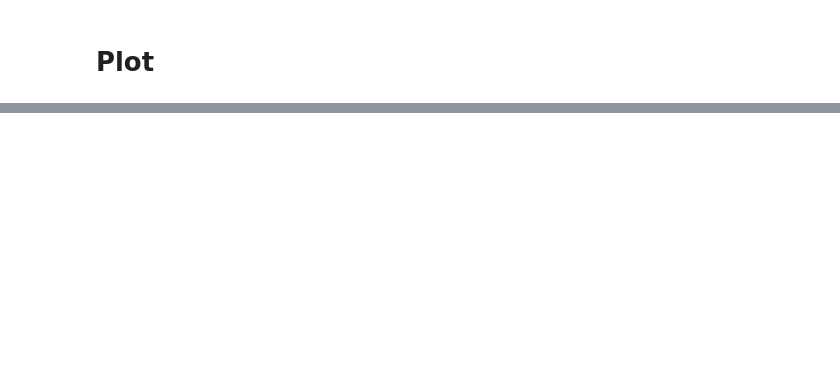
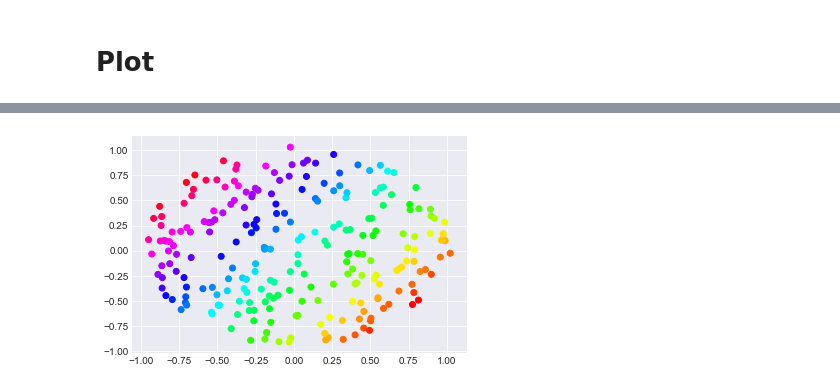
Before and after one commit to rnagumo/vae_exmple, a Jupyter notebook: notes/pca.ipynb, the cells around one changed output, grey strips where cells are left out. Cells and saved outputs as stored; diff of their text form; code cells hidden in the pictures; blank space fills up the shorter version.

```diff
--- a/notes/pca.ipynb
+++ b/notes/pca.ipynb
@@ -94,0 +116,6 @@ plt.show()
+# %%
+plt.figure()
+plt.scatter(z_skl[:, 0], z_skl[:, 1], c=x.numpy()[:, 0], cmap=plt.get_cmap("hsv"))
+plt.show()
+# %% [output]
+[figure, added]
```
Also changed, not shown: parts of 14 cells of this notebook, 2 other files.
